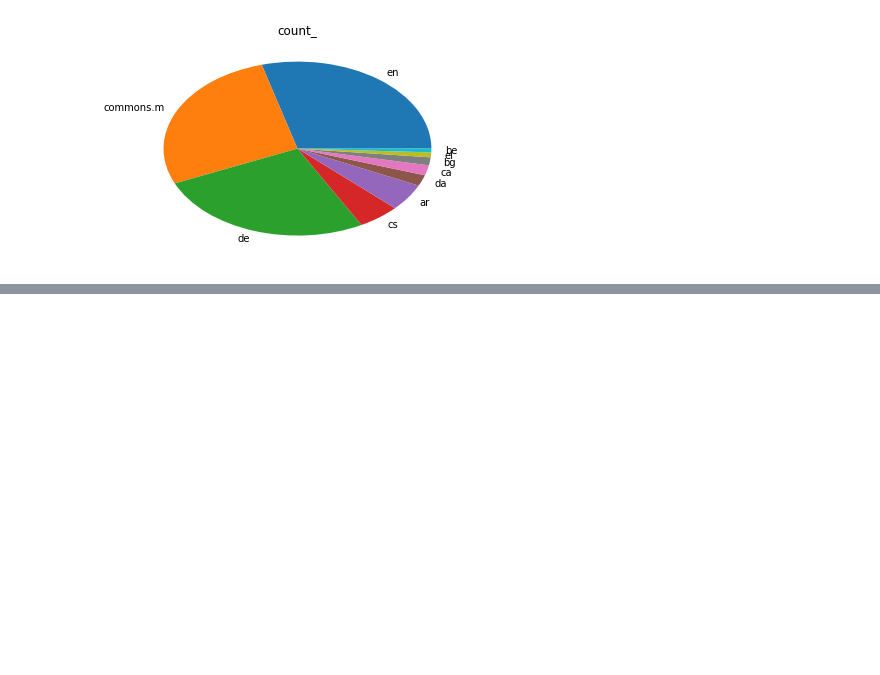
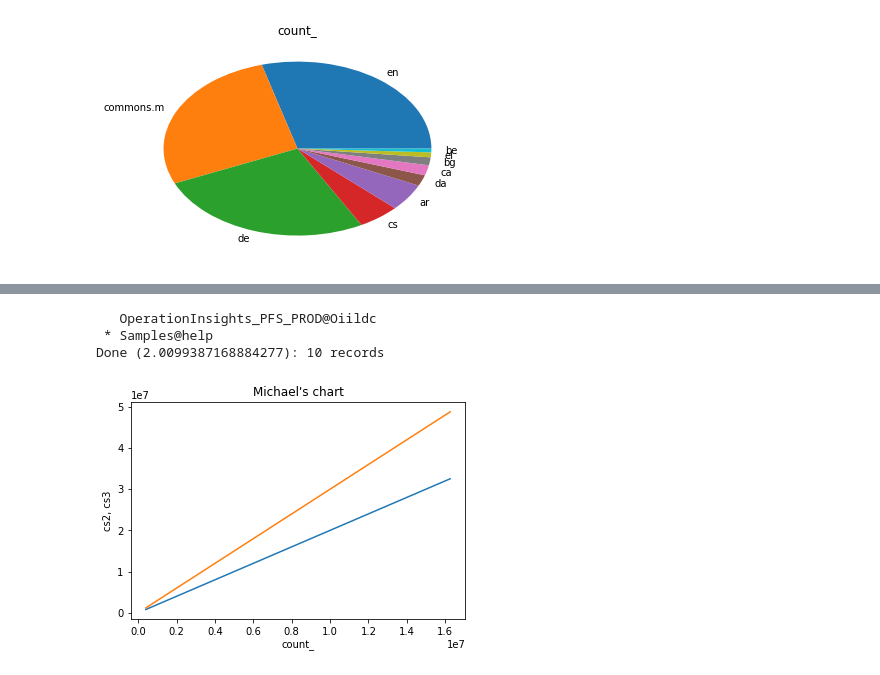
Before and after one commit to mbnshtck/jupyter-kql-magic, a Jupyter notebook: src/kqlmagicplay.ipynb, the cells around one changed output, grey strips where cells are left out. Saved outputs shown, nothing was run; the diff lists cells and outputs as text; code cells hidden in the pictures; blank space fills up the shorter version.

```diff
--- a/src/kqlmagicplay.ipynb
+++ b/src/kqlmagicplay.ipynb
@@ -65,0 +102,16 @@ Done (2.110625982284546): 10 records
+# %%
+%%kql
+PageViews
+| summarize count() by Language
+| sort by count_
+| limit 10
+| extend cs2 = 2 * count_
+| extend cs3 = 3 * count_
+//| extend cs4 = 4 * count_
+//| extend cs5 = count_ * count_
+| render linechart title="Michael's chart"
+# %% [output]
+   OperationInsights_PFS_PROD@Oiildc
+ * Samples@help
+Done (2.0099387168884277): 10 records
+[figure, added]
```
Also changed, not shown: parts of 17 cells of this notebook, 4 other files.
